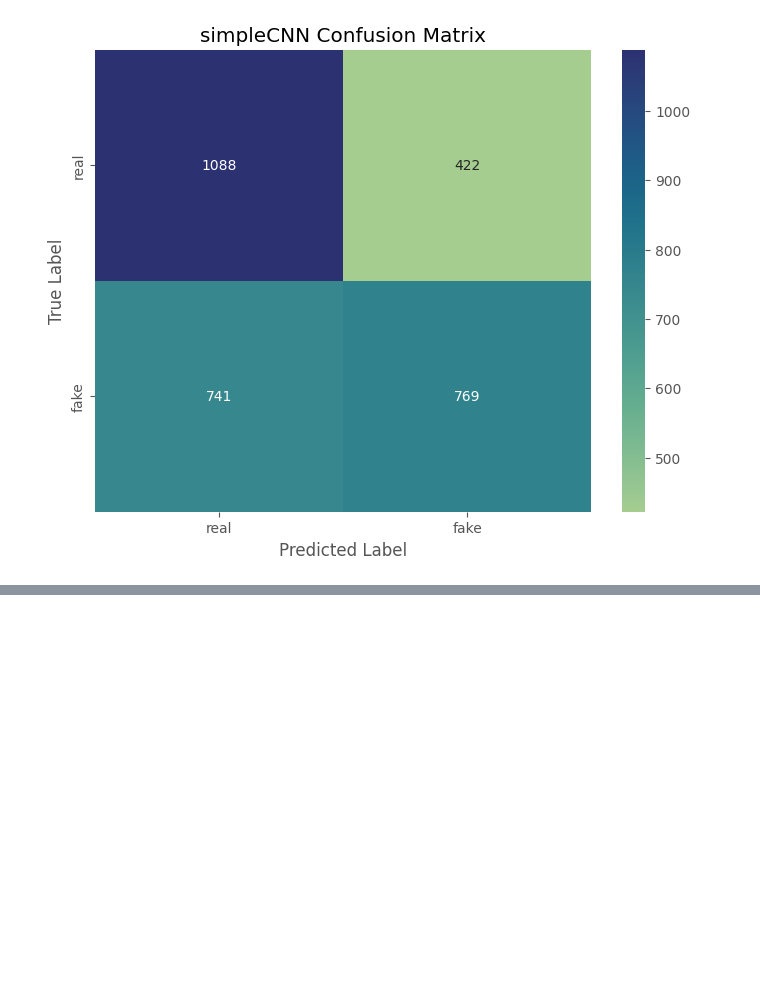
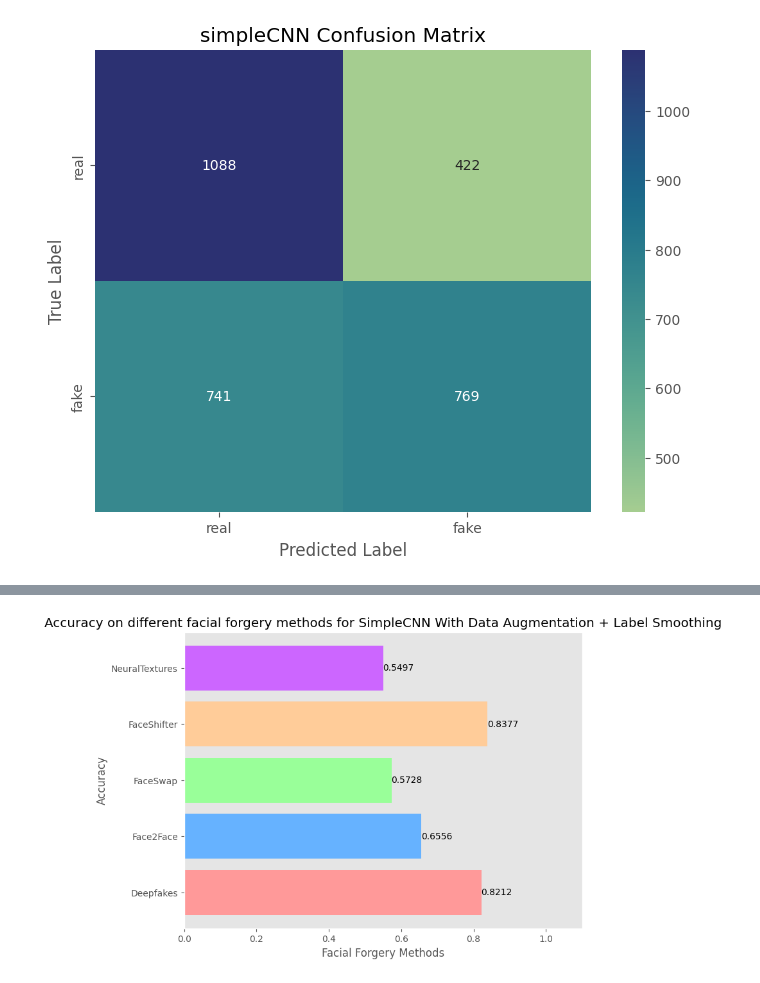
Before and after one commit to DangCongKhai/deep_fake_detection, a Jupyter notebook: notebooks/simple-cnn.ipynb, the cells around one changed output, grey strips where cells are left out. Cells and saved outputs as stored; diff of their text form; code cells hidden in the pictures; blank space fills up the shorter version.

```diff
--- a/notebooks/simple-cnn.ipynb
+++ b/notebooks/simple-cnn.ipynb
@@ -406,0 +436,22 @@ weighted avg       0.62      0.61      0.61      3020
+# %%
+def plot_error_analysis(summary, model_name, save_path=None):
+    import matplotlib.pyplot as plt
+    methods = list(summary.keys())
+    values = [round(summary[method]['correct_pred']/summary[method]['total'], 4) for method in methods]
+    colors = ['#FF9999', '#66B2FF', '#99FF99', '#FFCC99', '#CC66FF']
+    fig, ax = plt.subplots(figsize=(8, 6))
+    bars = ax.barh(methods, values, color=colors)
+    ax.bar_label(bars)
+    plt.xlabel('Facial Forgery Methods')
+    plt.ylabel('Accuracy')
+    plt.xlim(0, 1.1)
+    plt.title(f'Accuracy on different facial forgery methods for {model_name}')
+    plt.grid(False)
+    if save_path is not None:
+        plt.savefig(save_path, bbox_inches='tight')
+    plt.show()
+# %%
+error_save_path = f"{RESULTS_DIR}/{MODEL_NAME}_{TASK_NAME}_error_analysis.png"
+plot_error_analysis(summary, model_name = "SimpleCNN With Data Augmentation + Label Smoothing", save_path = error_save_path)
+# %% [output]
+[figure, added]
```
Also changed, not shown: parts of 5 cells of this notebook, 1 other file.
